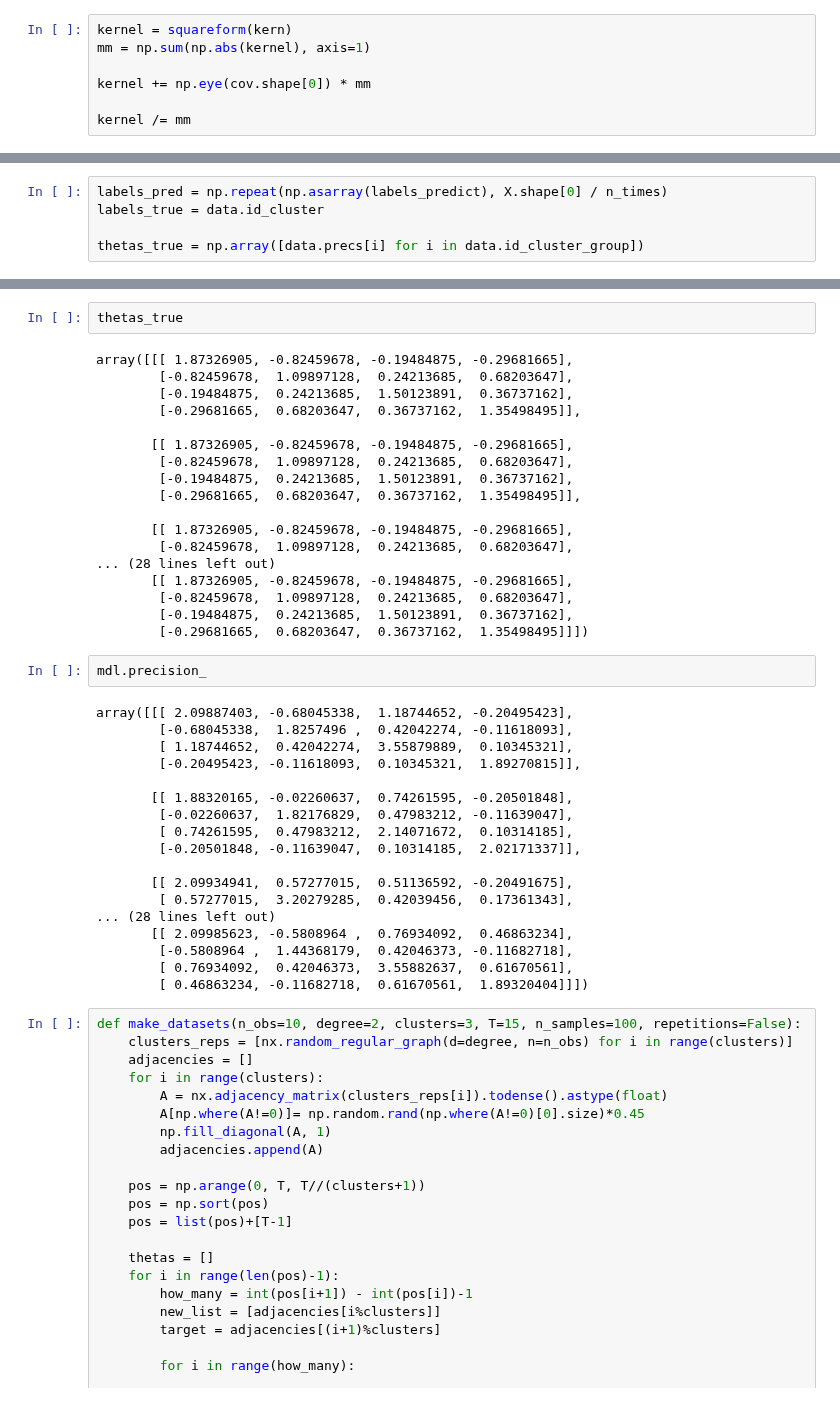
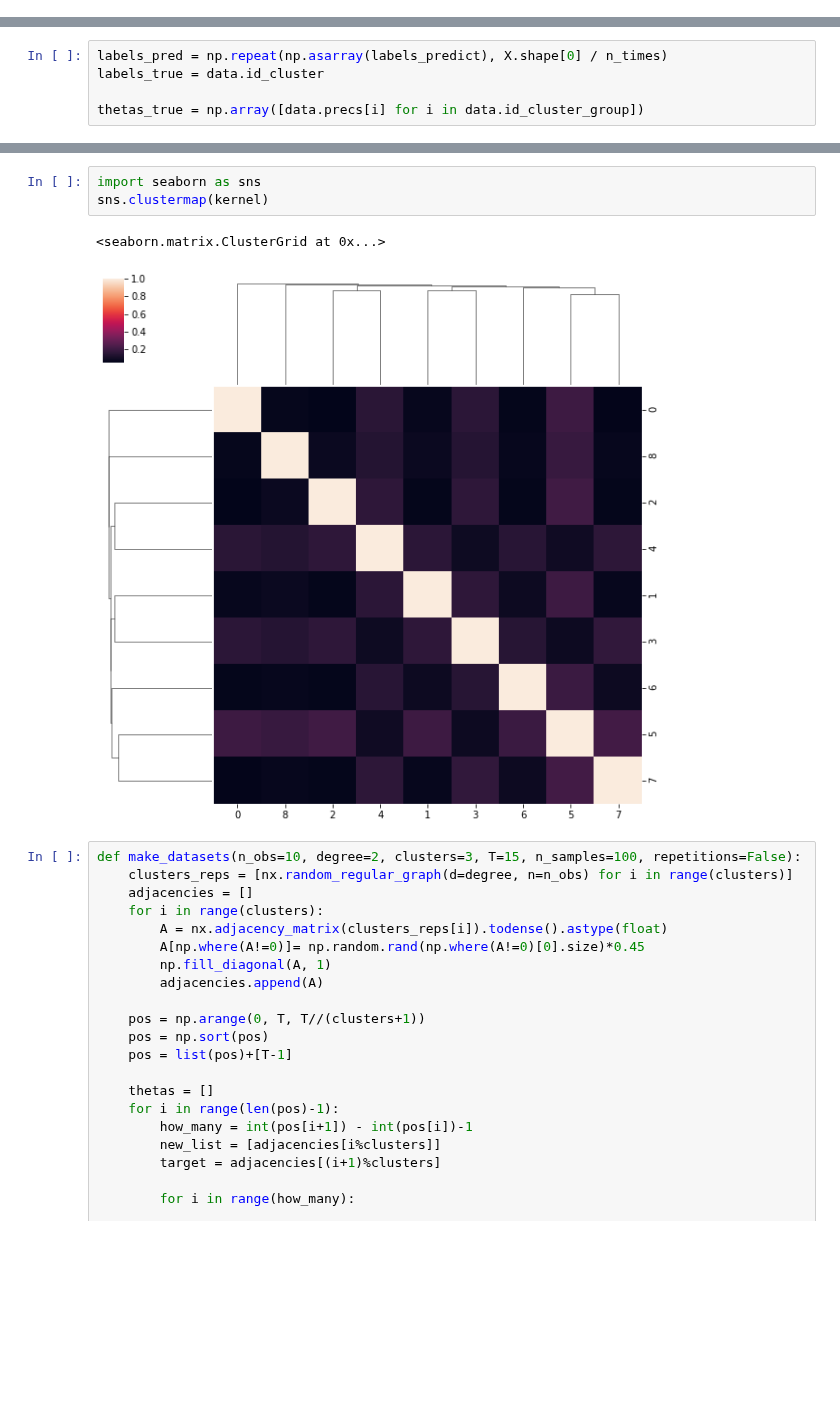
Before and after one commit to fdtomasi/regain, a Jupyter notebook: notebooks/graph-clustering/[DEV]_cluster_data_gen.ipynb, the cells around one changed output, grey strips where cells are left out. Cells and saved outputs as stored; diff of their text form; blank space fills up the shorter version.

```diff
--- a/notebooks/graph-clustering/[DEV]_cluster_data_gen.ipynb
+++ b/notebooks/graph-clustering/[DEV]_cluster_data_gen.ipynb
@@ -31,7 +39,0 @@ from scipy.spatial.distance import squareform
-# %%
-kernel = squareform(kern)
-mm = np.sum(np.abs(kernel), axis=1)
-
-kernel += np.eye(cov.shape[0]) * mm
-
-kernel /= mm
@@ -94,43 +83,9 @@ print(error_norm_time(thetas_true, mdl.precision_))
-# %%
-thetas_true
-# %% [output]
-array([[[ 1.87326905, -0.82459678, -0.19484875, -0.29681665],
-        [-0.82459678,  1.09897128,  0.24213685,  0.68203647],
-        [-0.19484875,  0.24213685,  1.50123891,  0.36737162],
-        [-0.29681665,  0.68203647,  0.36737162,  1.35498495]],
-
-       [[ 1.87326905, -0.82459678, -0.19484875, -0.29681665],
-        [-0.82459678,  1.09897128,  0.24213685,  0.68203647],
-        [-0.19484875,  0.24213685,  1.50123891,  0.36737162],
-        [-0.29681665,  0.68203647,  0.36737162,  1.35498495]],
-
-       [[ 1.87326905, -0.82459678, -0.19484875, -0.29681665],
-        [-0.82459678,  1.09897128,  0.24213685,  0.68203647],
-... (28 lines left out)
-       [[ 1.87326905, -0.82459678, -0.19484875, -0.29681665],
-        [-0.82459678,  1.09897128,  0.24213685,  0.68203647],
-        [-0.19484875,  0.24213685,  1.50123891,  0.36737162],
-        [-0.29681665,  0.68203647,  0.36737162,  1.35498495]]])
-# %%
-mdl.precision_
-# %% [output]
-array([[[ 2.09887403, -0.68045338,  1.18744652, -0.20495423],
-        [-0.68045338,  1.8257496 ,  0.42042274, -0.11618093],
-        [ 1.18744652,  0.42042274,  3.55879889,  0.10345321],
-        [-0.20495423, -0.11618093,  0.10345321,  1.89270815]],
-
-       [[ 1.88320165, -0.02260637,  0.74261595, -0.20501848],
-        [-0.02260637,  1.82176829,  0.47983212, -0.11639047],
-        [ 0.74261595,  0.47983212,  2.14071672,  0.10314185],
-        [-0.20501848, -0.11639047,  0.10314185,  2.02171337]],
-
-       [[ 2.09934941,  0.57277015,  0.51136592, -0.20491675],
-        [ 0.57277015,  3.20279285,  0.42039456,  0.17361343],
-... (28 lines left out)
-       [[ 2.09985623, -0.5808964 ,  0.76934092,  0.46863234],
-        [-0.5808964 ,  1.44368179,  0.42046373, -0.11682718],
-        [ 0.76934092,  0.42046373,  3.55882637,  0.61670561],
-        [ 0.46863234, -0.11682718,  0.61670561,  1.89320404]]])
+# %%
+import seaborn as sns
+sns.clustermap(kernel)
+# %% [output]
+<seaborn.matrix.ClusterGrid at 0x...>
+[figure, added]
 # %%
 def make_datasets(n_obs=10, degree=2, clusters=3, T=15, n_samples=100, repetitions=False):
     clusters_reps = [nx.random_regular_graph(d=degree, n=n_obs) for i in range(clusters)]
```
Also changed, not shown: parts of 17 cells of this notebook, 4 other files.
